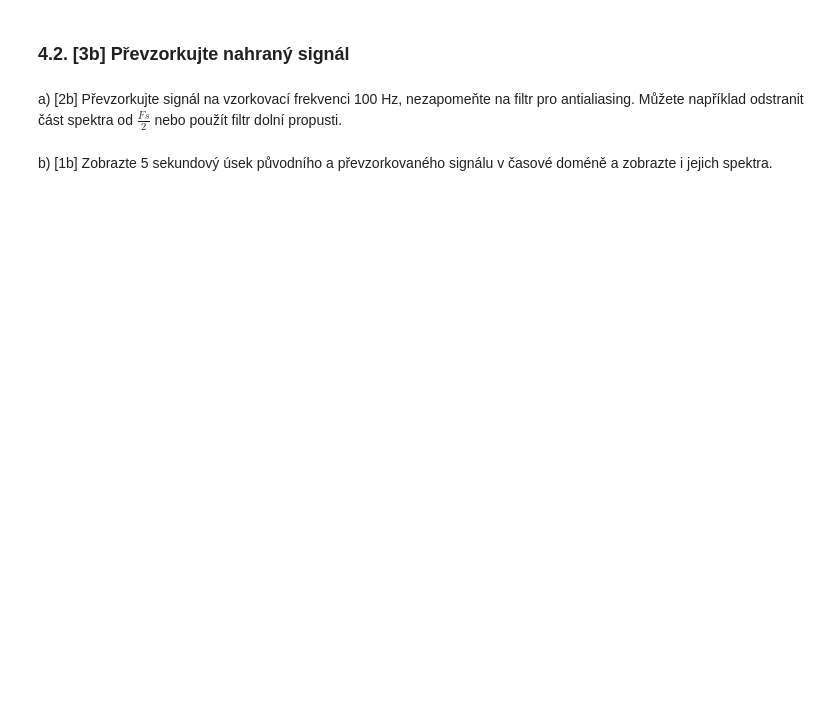
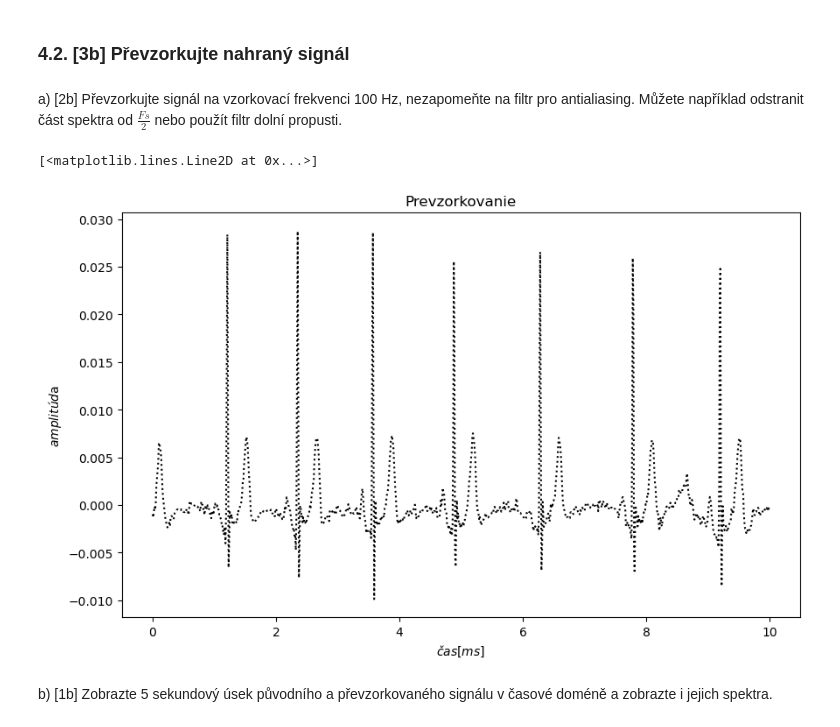
Before and after one commit to matusHubinsky/iss-project-2023, a Jupyter notebook: ISS_ECGProject_2023.ipynb, the cells around one changed output. Drawn from its saved outputs; the diff is of its cells as text; code cells hidden in the pictures; blank space fills up the shorter version.

```diff
--- a/ISS_ECGProject_2023.ipynb
+++ b/ISS_ECGProject_2023.ipynb
@@ -80,2 +131,27 @@ a) [2b] Převzorkujte signál na vzorkovací frekvenci 100 Hz, nezapomeňte na f
+# %%
+import matplotlib.pyplot as plt
+import numpy as np
+import soundfile as sf
+import math
+from scipy.signal import resample
+
+x, fs = sf.read("xhubin04.wav")
+
+fs_target = 100  # target sampling frequency
+fs_original = fs
+
+num_samples_target = int(len(x) * fs_target / fs_original)
+resampled_signal = resample(x, num_samples_target)
+
+resampled_time = np.arange(0, len(resampled_signal)) / fs_target
+
+plt.figure(figsize=(10, 6))
+plt.title('Prevzorkovanie')
+plt.gca().set_xlabel('$čas[ms]$')
+plt.gca().set_ylabel('$amplitúd$a')
+plt.plot(resampled_time, resampled_signal, linestyle='dotted' ,color='black')
+# %% [output]
+[<matplotlib.lines.Line2D at 0x...>]
+[figure, added]
 # %% [markdown]
 b) [1b] Zobrazte 5 sekundový úsek původního a převzorkovaného signálu v časové doméně a zobrazte i jejich spektra.
```
Also changed, not shown: parts of 12 cells of this notebook.
